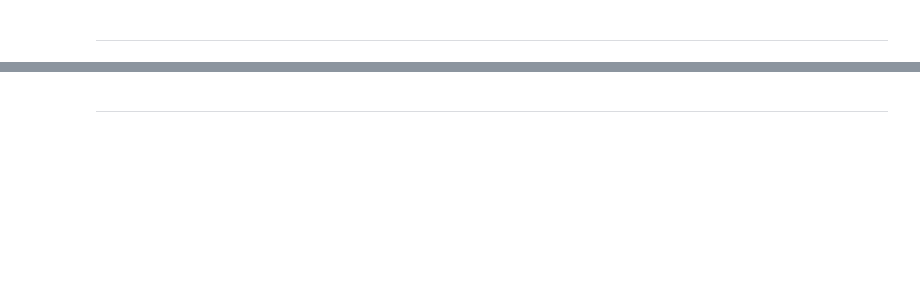
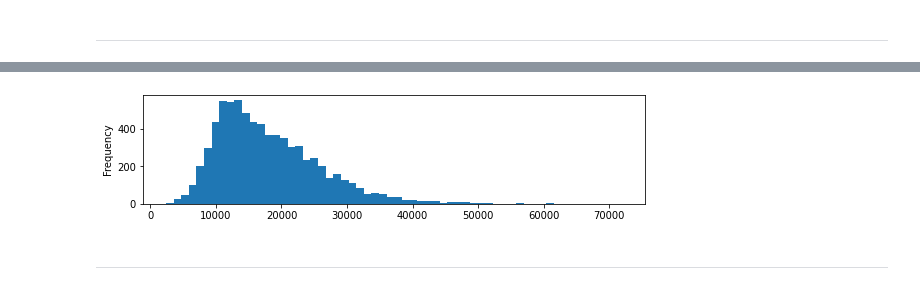
Before and after one commit to shane-kercheval/nlp-template, a Jupyter notebook: source/executables/text_eda.ipynb, the cells around one changed output, grey strips where cells are left out. Drawn from its saved outputs; the diff is of its cells as text; code cells hidden in the pictures; blank space fills up the shorter version.

```diff
--- a/source/executables/text_eda.ipynb
+++ b/source/executables/text_eda.ipynb
@@ -57,2 +109,6 @@ count_tokens(un_debates['tokens']).head(20)
+# %%
+df['text_length'].plot(kind='hist', bins=60, figsize=(9, 2));
+# %% [output]
+[figure, added]
 # %% [markdown]
 ---
```
Also changed, not shown: parts of 11 cells of this notebook.
